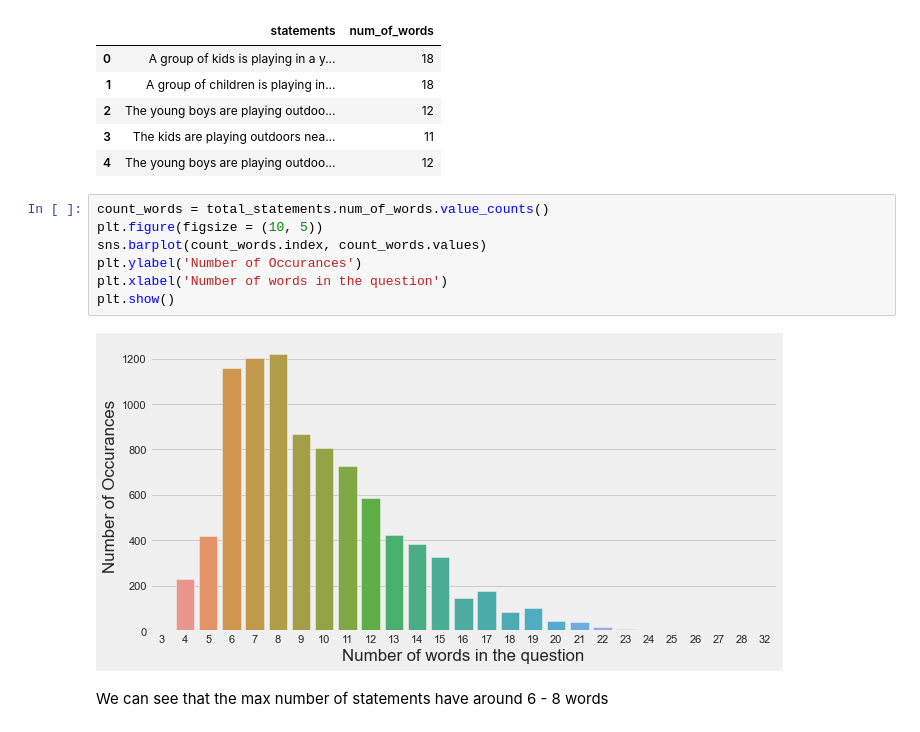
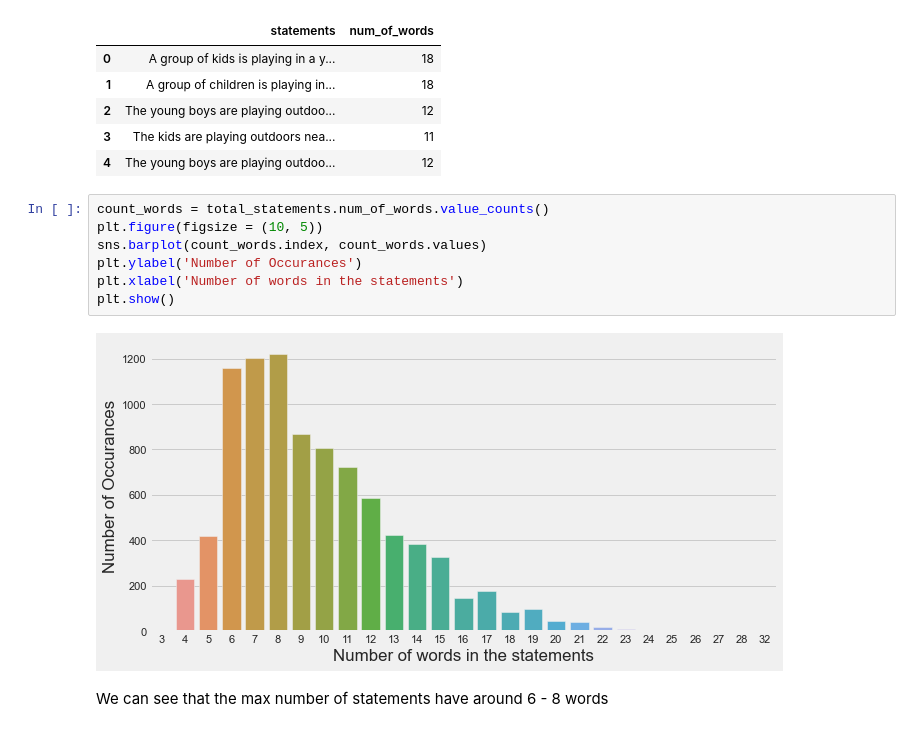
Before and after one commit to loganrane/MachineLearning101, a Jupyter notebook: Projects/Sentence Pairs.ipynb, the cells around one changed output. Cells and saved outputs as stored; diff of their text form.

```diff
--- a/Projects/Sentence Pairs.ipynb
+++ b/Projects/Sentence Pairs.ipynb
@@ -147,12 +150,12 @@ total_statements.head()
 # %%
 count_words = total_statements.num_of_words.value_counts()
 plt.figure(figsize = (10, 5))
 sns.barplot(count_words.index, count_words.values)
 plt.ylabel('Number of Occurances')
-plt.xlabel('Number of words in the question')
+plt.xlabel('Number of words in the statements')
 plt.show()
 # %% [output]
-[figure, old version]
+[figure, new version]
 # %% [markdown]
 We can see that the max number of statements have around 6 - 8 words
 # %%
```
Also changed, not shown: parts of 9 cells of this notebook, 1 other file.
